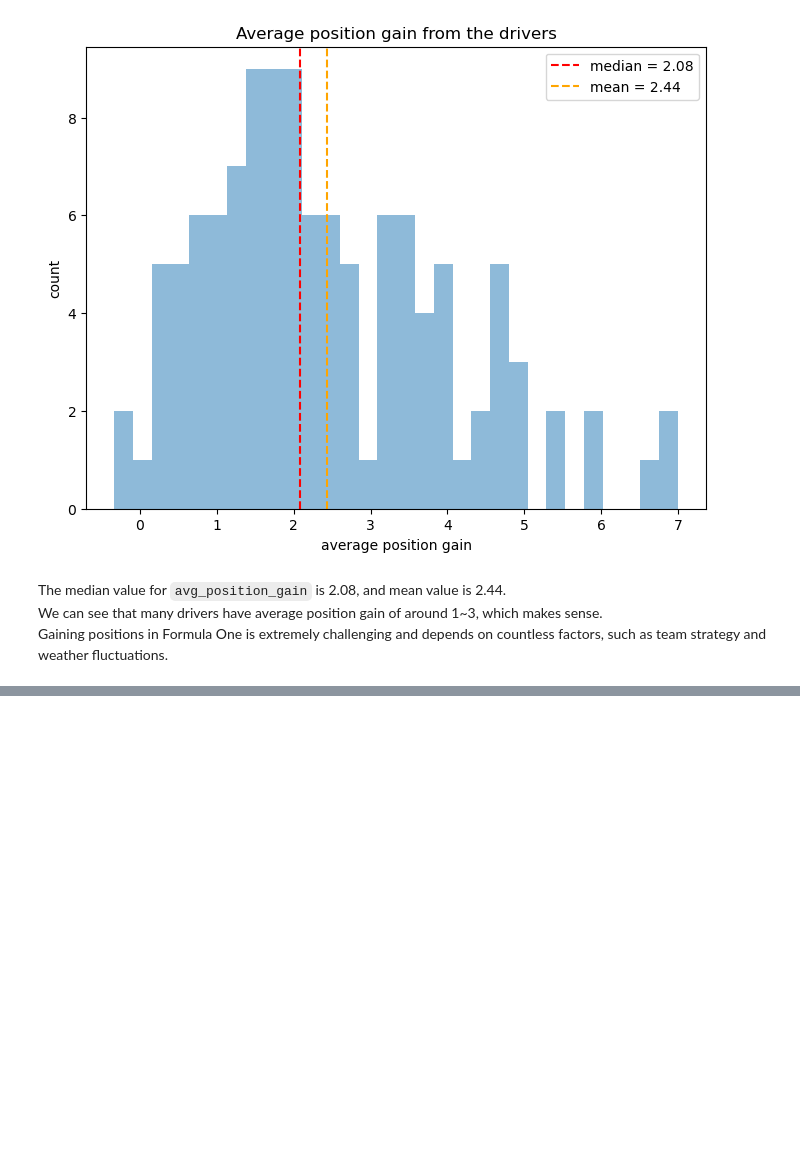
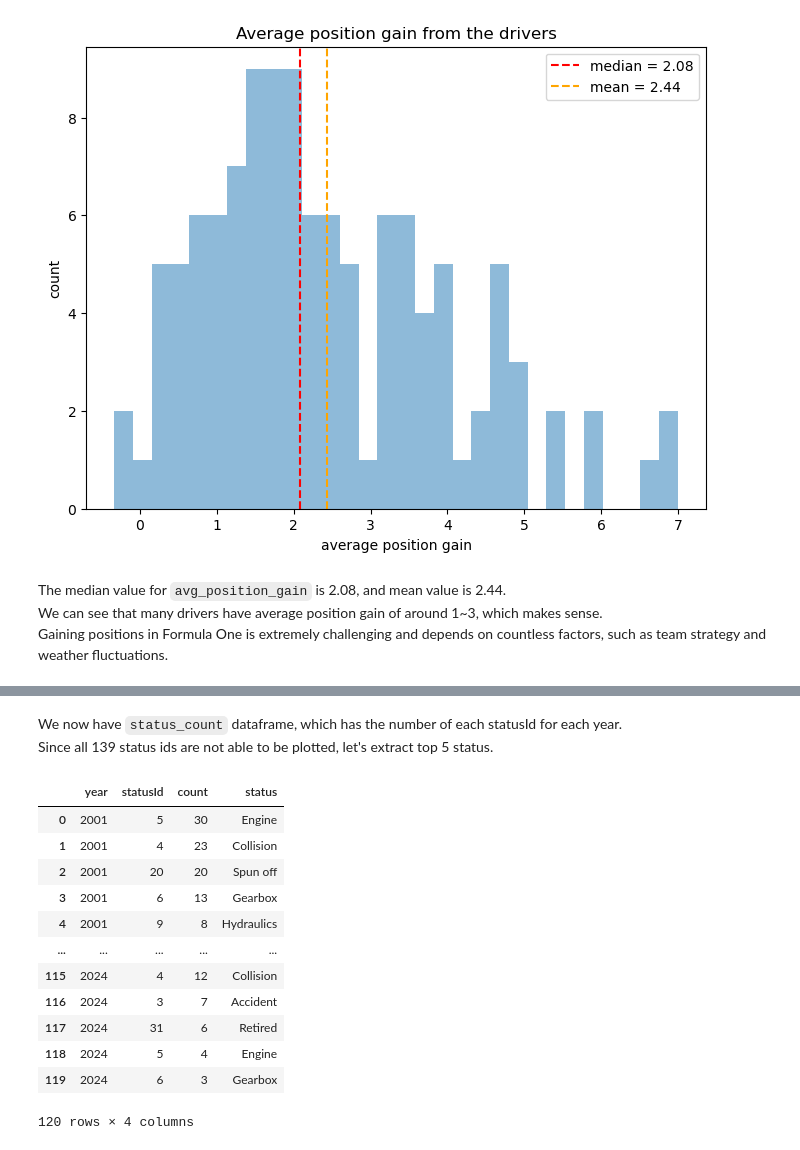
Before and after one commit to otola03/Kaggle_Studies, a Jupyter notebook: f1_analysis/f1_data_stat_project.ipynb, the cells around one changed output, grey strips where cells are left out. Drawn from its saved outputs; the diff is of its cells as text; code cells hidden in the pictures; blank space fills up the shorter version.

```diff
--- a/f1_analysis/f1_data_stat_project.ipynb
+++ b/f1_analysis/f1_data_stat_project.ipynb
@@ -291,0 +384,24 @@ status.head()
+# %% [markdown]
+We now have `status_count` dataframe, which has the number of each statusId for each year.
+Since all 139 status ids are not able to be plotted, let's extract top 5 status.
+# %%
+# group by year. Then apply the lambda function to each group(year), which takes top 5 values based on count column
+status_count_top = status_count.groupby('year', group_keys=False).apply(lambda x: x.nlargest(5, 'count'))
+
+# let's add status name to the dataframe.
+status_count_top = status_count_top.merge(status, on='statusId').sort_values(by=['year', 'count'], ascending=[True, False]).reset_index(drop=True)
+status_count_top
+# %% [output]
+|  | year | statusId | count | status |
+| 0 | 2001 | 5 | 30 | Engine |
+| 1 | 2001 | 4 | 23 | Collision |
+| 2 | 2001 | 20 | 20 | Spun off |
+| 3 | 2001 | 6 | 13 | Gearbox |
+| 4 | 2001 | 9 | 8 | Hydraulics |
+| ... | ... | ... | ... | ... |
+| 115 | 2024 | 4 | 12 | Collision |
+| 116 | 2024 | 3 | 7 | Accident |
+| 117 | 2024 | 31 | 6 | Retired |
+| 118 | 2024 | 5 | 4 | Engine |
+| 119 | 2024 | 6 | 3 | Gearbox |
+120 rows × 4 columns
```
Also changed, not shown: parts of 13 cells of this notebook.
